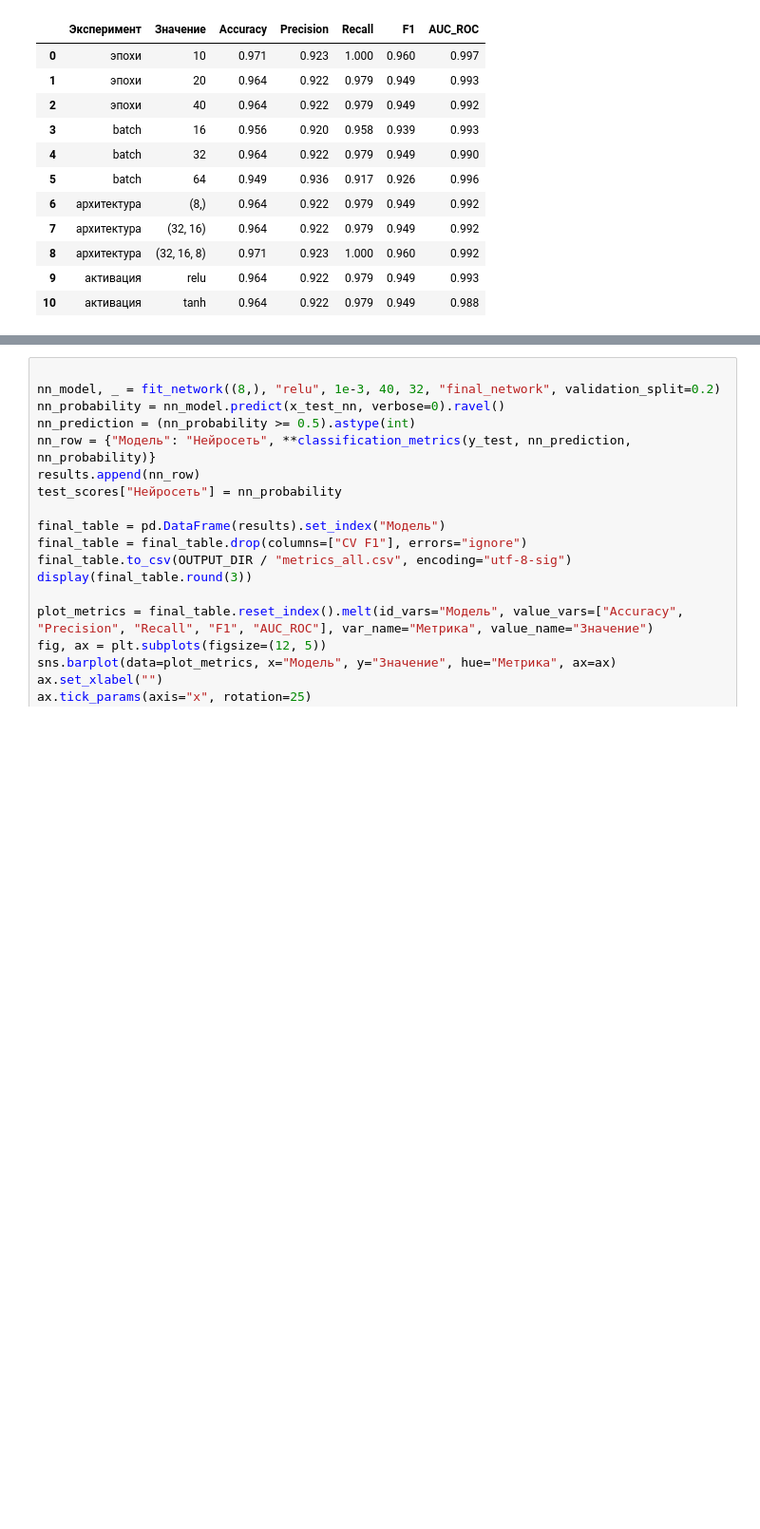
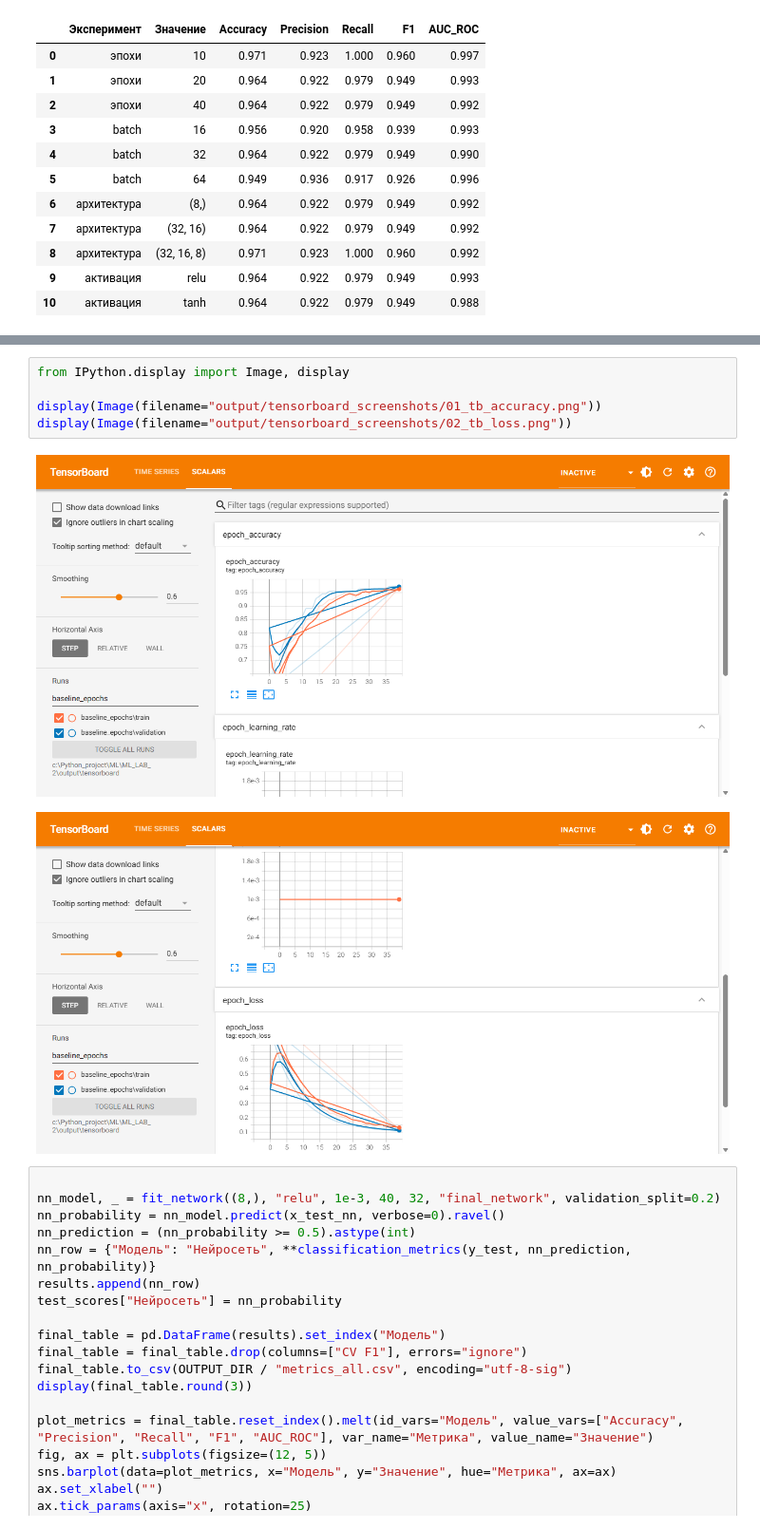
Before and after one commit to AHTOH-CODER/ML_LAB_2, a Jupyter notebook: lab_2.ipynb, the cells around one changed output, grey strips where cells are left out. Shown at 95% size. Cells and saved outputs as stored; diff of their text form; blank space fills up the shorter version.

```diff
--- a/lab_2.ipynb
+++ b/lab_2.ipynb
@@ -724,3 +793,11 @@ plt.show()
+# %%
+from IPython.display import Image, display
+
+display(Image(filename="output/tensorboard_screenshots/01_tb_accuracy.png"))
+display(Image(filename="output/tensorboard_screenshots/02_tb_loss.png"))
+# %% [output]
+[figure, added]
+[figure, added]
 # %%
 
 nn_model, _ = fit_network((8,), "relu", 1e-3, 40, 32, "final_network", validation_split=0.2)
```
Also changed, not shown: parts of 21 cells of this notebook, 2 other files.
